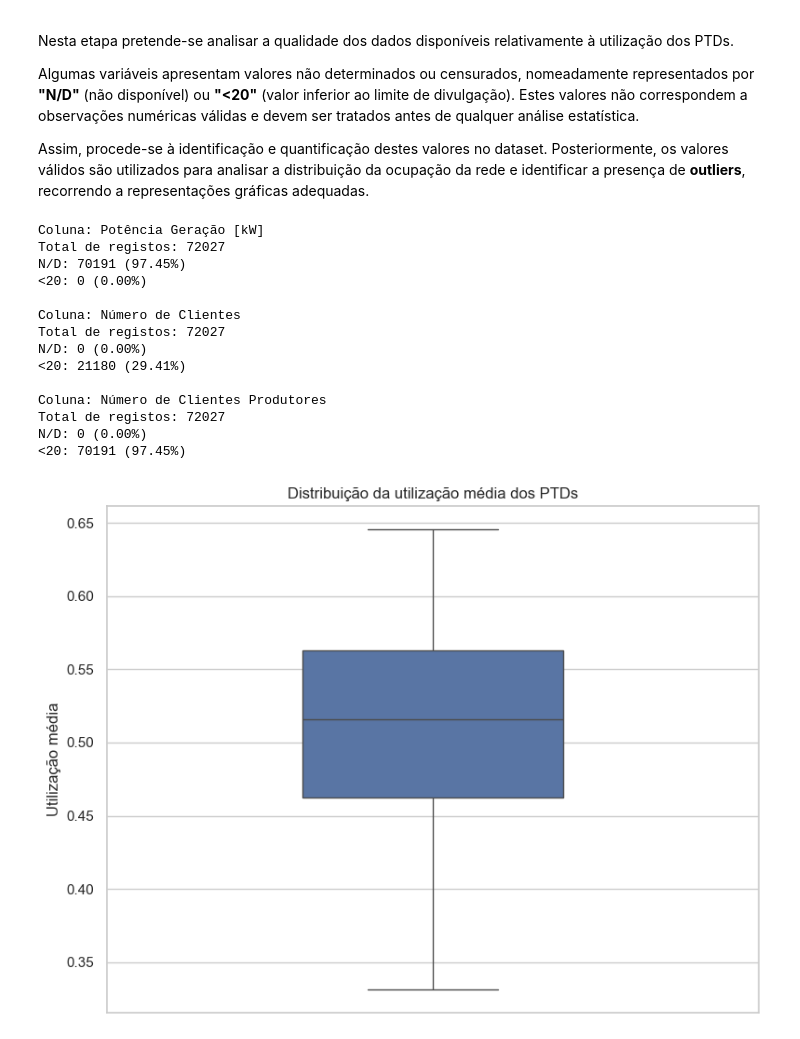
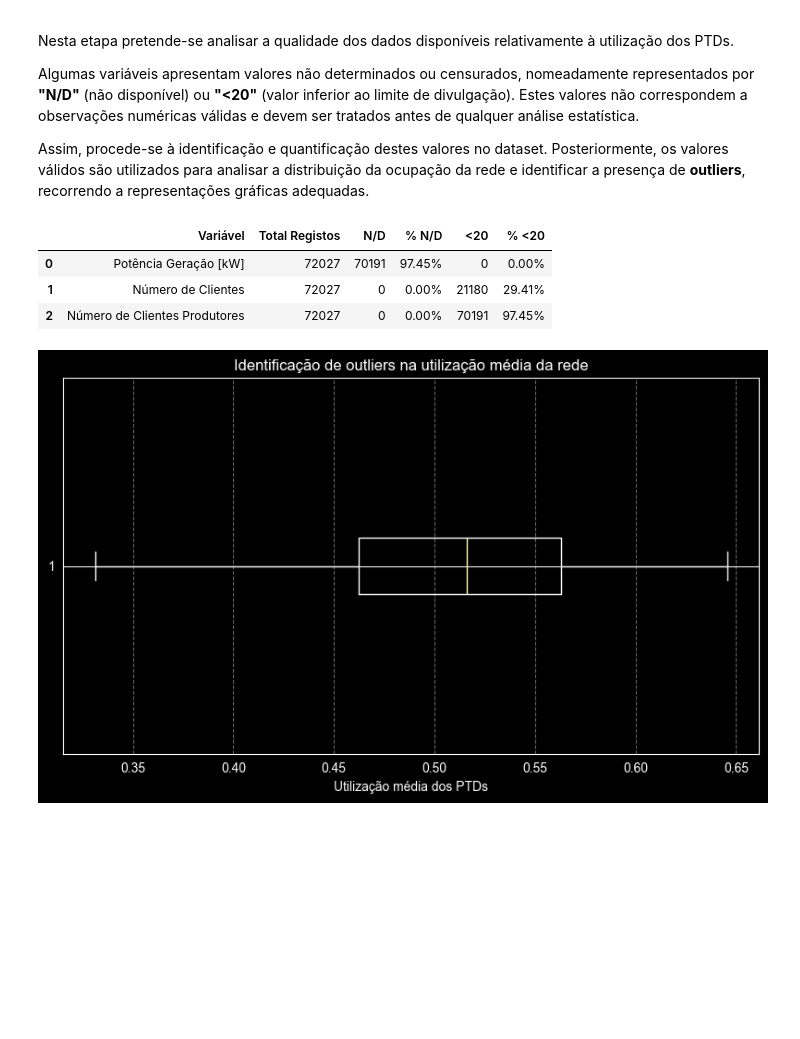
Before and after one commit to ANADI-DI-G9-2026/ANADI_DI_G9_2026, a Jupyter notebook: src/AnaliseExploracaoDados.ipynb, the cells around one changed output. Saved outputs shown, nothing was run; the diff lists cells and outputs as text; code cells hidden in the pictures; blank space fills up the shorter version.

```diff
--- a/src/AnaliseExploracaoDados.ipynb
+++ b/src/AnaliseExploracaoDados.ipynb
@@ -551,50 +556,50 @@ colunas_analise = [
     "Número de Clientes Produtores"
 ]
 
+resultados = []
+
 for col in colunas_analise:
-    total = ptd_data[col].shape[0]
-    nd = (ptd_data[col] == "N/D").sum()
-    lt20 = (ptd_data[col] == "<20").sum()
 
-    print(f"\nColuna: {col}")
-    print(f"Total de registos: {total}")
-    print(f"N/D: {nd} ({nd/total:.2%})")
-    print(f"<20: {lt20} ({lt20/total:.2%})")
+    total = len(ptd_data[col])
+    nd = (ptd_data[col].astype(str) == "N/D").sum()
+    lt20 = (ptd_data[col].astype(str) == "<20").sum()
+
+    resultados.append({
+        "Variável": col,
+        "Total Registos": total,
+        "N/D": nd,
+        "% N/D": nd/total,
+        "<20": lt20,
+        "% <20": lt20/total
+    })
+
+df_resultados = pd.DataFrame(resultados)
+
+display(
+    df_resultados.style.format({
+        "% N/D": "{:.2%}",
+        "% <20": "{:.2%}"
+    })
+)
 # %% [output]
-Coluna: Potência Geração [kW]
-Total de registos: 72027
-N/D: 70191 (97.45%)
-<20: 0 (0.00%)
-
-Coluna: Número de Clientes
-Total de registos: 72027
-N/D: 0 (0.00%)
-<20: 21180 (29.41%)
-
-Coluna: Número de Clientes Produtores
-Total de registos: 72027
-N/D: 0 (0.00%)
-<20: 70191 (97.45%)
+|  | Variável | Total Registos | N/D | % N/D | <20 | % <20 |
+| 0 | Potência Geração [kW] | 72027 | 70191 | 97.45% | 0 | 0.00% |
+| 1 | Número de Clientes | 72027 | 0 | 0.00% | 21180 | 29.41% |
+| 2 | Número de Clientes Produtores | 72027 | 0 | 0.00% | 70191 | 97.45% |
 # %%
-sns.set_theme(style="whitegrid")
+plt.figure(figsize=(8,5))
 
-plt.figure(figsize=(8,6))
+plt.boxplot(df_final["Util_Media"], vert=False)
 
-sns.boxplot(
-    data=df_final,
-    y="Util_Media",
-    color="#4C72B0",
-    width=0.4
-)
+plt.title("Identificação de outliers na utilização média da rede")
+plt.xlabel("Utilização média dos PTDs")
 
-plt.title("Distribuição da utilização média dos PTDs")
-plt.ylabel("Utilização média")
-plt.xlabel("")
+plt.grid(axis="x", linestyle="--", alpha=0.4)
 
 plt.tight_layout()
 plt.show()
 # %% [output]
-[figure, old version]
+[figure, new version]
 # %% [markdown]
 ### Interpretação dos resultados
 
```
Also changed, not shown: parts of 10 cells of this notebook.
